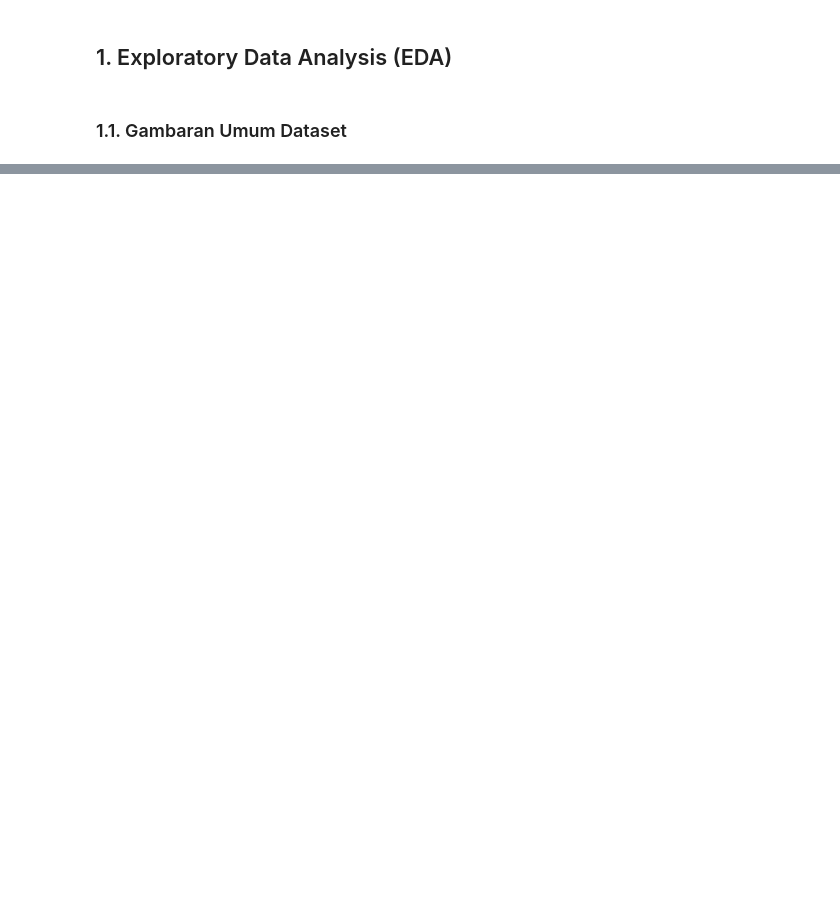
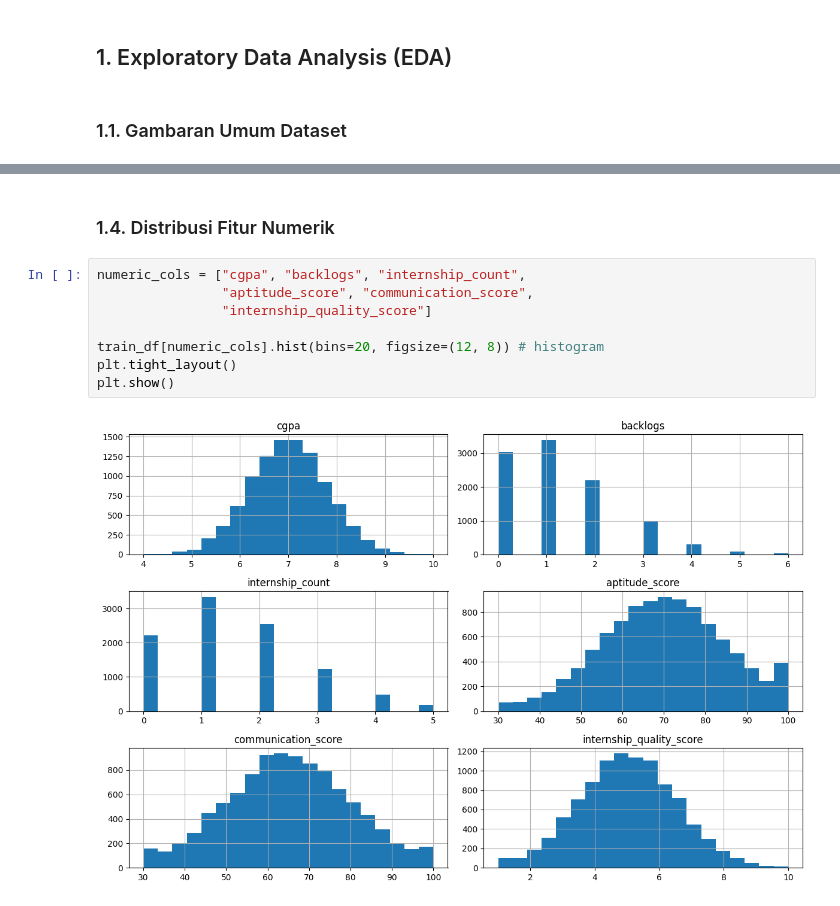
Before and after one commit to Aramazaya/Aram-Intelligence-3.0, a Jupyter notebook: src/Notebook.ipynb, the cells around one changed output, grey strips where cells are left out. Drawn from its saved outputs; the diff is of its cells as text; blank space fills up the shorter version.

```diff
--- a/src/Notebook.ipynb
+++ b/src/Notebook.ipynb
@@ -65,0 +100,12 @@ train_df.describe(include='all')
+# %% [markdown]
+### 1.4. Distribusi Fitur Numerik
+# %%
+numeric_cols = ["cgpa", "backlogs", "internship_count",
+                "aptitude_score", "communication_score",
+                "internship_quality_score"]
+
+train_df[numeric_cols].hist(bins=20, figsize=(12, 8)) # histogram
+plt.tight_layout()
+plt.show()
+# %% [output]
+[figure, added]
```
Also changed, not shown: parts of 16 cells of this notebook.
